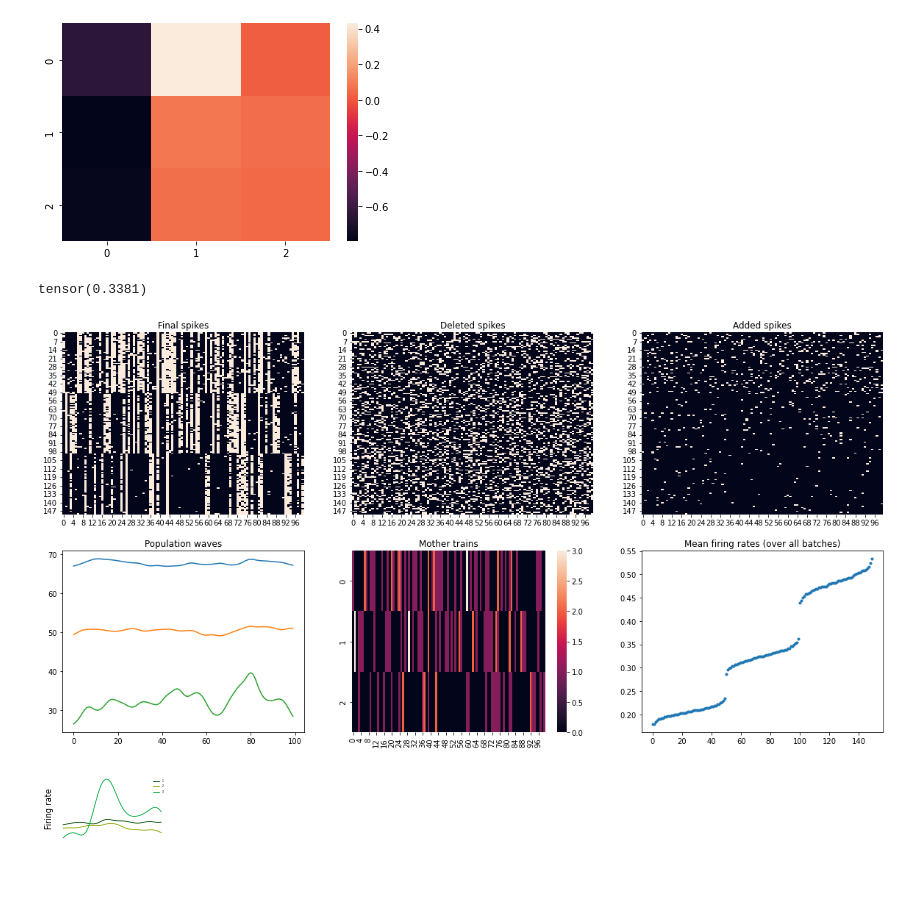
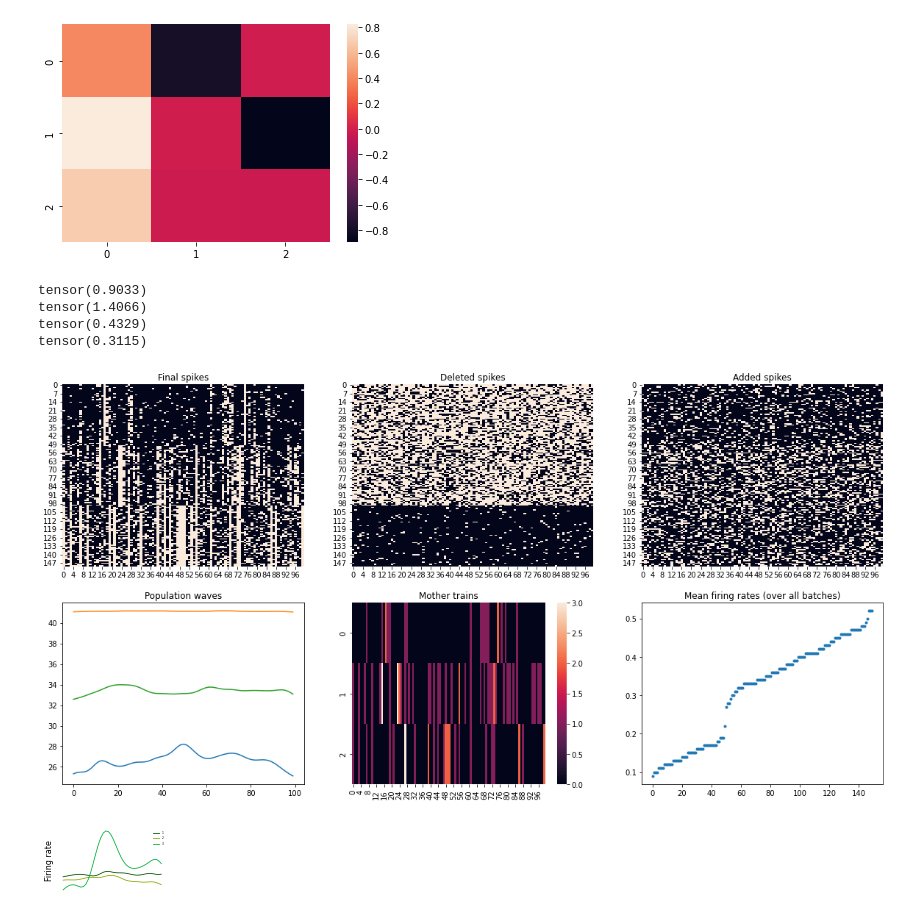
Before and after one commit to casperpeters/intern, a Jupyter notebook: notebooks/Poisson Time-shifted data/PMT fig 2 paper.ipynb, the cells around one changed output. Cells and saved outputs as stored; diff of their text form; code cells hidden in the pictures; blank space fills up the shorter version.

Commit message:
poisson_data_ & plots fig 2

```diff
--- a/notebooks/Poisson Time-shifted data/PMT fig 2 paper.ipynb
+++ b/notebooks/Poisson Time-shifted data/PMT fig 2 paper.ipynb
@@ -29,21 +29,28 @@ from utils.moments_plot import infer_and_get_moments_plot
 # %%
 n_populations = 3
 neurons_per_population = 50
 x = PoissonTimeShiftedData(
     n_batches=1,
     n_populations=n_populations,
     neurons_per_population=neurons_per_population,
     fr_mode='gaussian',
-    temporal_connections='random', duration=1, dt=1e-2, corr=2, fr_range=[5, 100]
+    temporal_connections='random', duration=1, dt=1e-2, corr=0.5
+
 )
 data = x.data
+print(torch.sum(x.added_spikes) / torch.sum(x.data))
+print(torch.sum(x.deleted_spikes)/ torch.sum(x.data))
+print(torch.sum(x.data) / (torch.sum(x.deleted_spikes) + torch.sum(x.added_spikes)))
 print(x.data.mean())
 axes = x.plot_stats()
 plt.show()
 # %% [output]
-[figure, old version]
+[figure, new version]
-tensor(0.3381)
+tensor(0.9033)
+tensor(1.4066)
+tensor(0.4329)
+tensor(0.3115)
-[figure, old version]
+[figure, new version]
 # %%
 #torch.save(x, r'C:\Users\sebas\RU\intern\Figures\data\data_PMT_fig2')
 # %%
```
Also changed, not shown: parts of 1 cell of this notebook, 1 other file.
